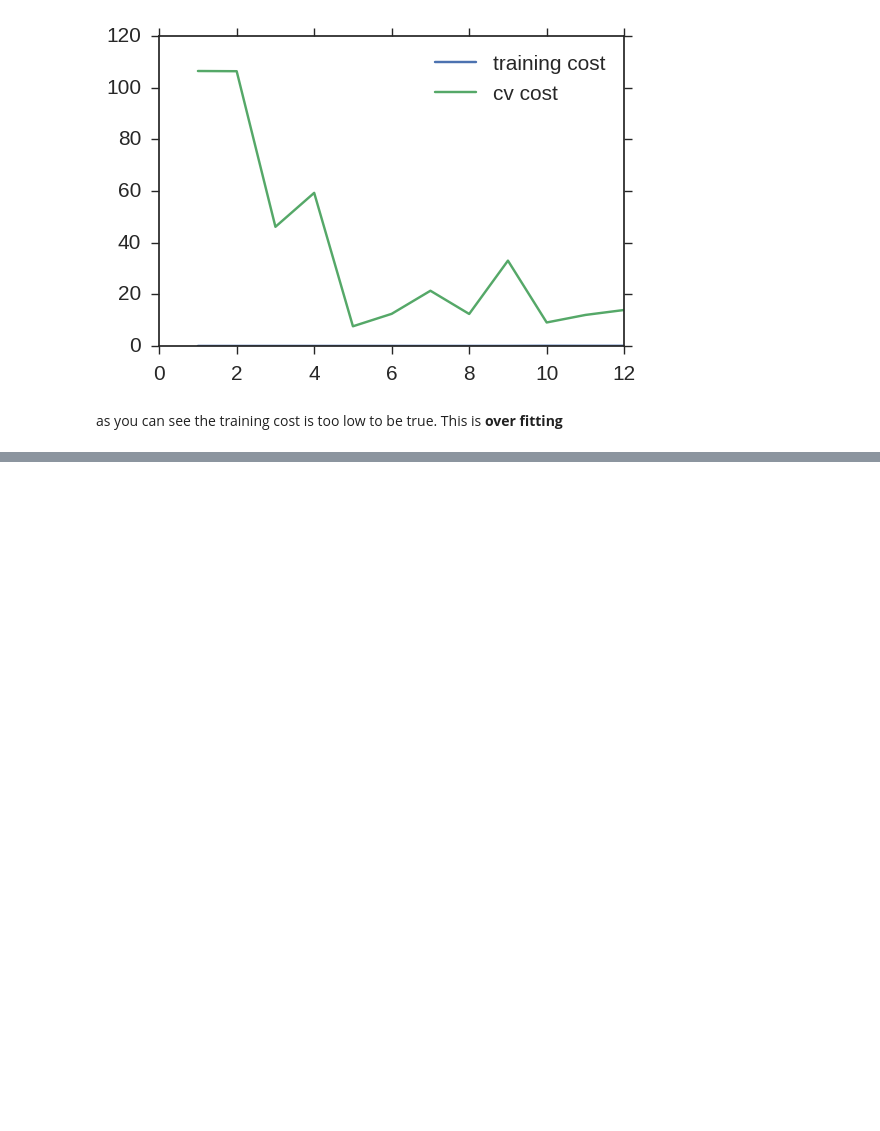
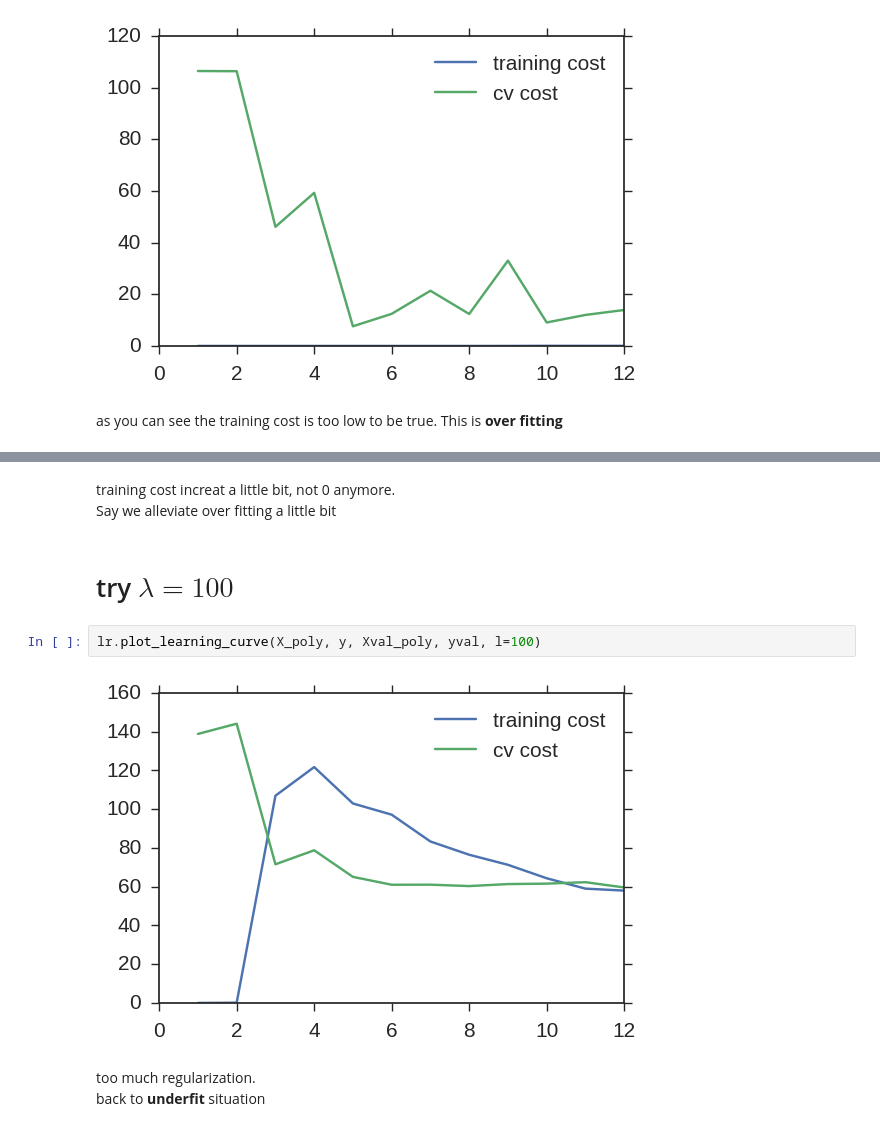
Before and after one commit to lukaemon/Coursera-ML-AndrewNg, a Jupyter notebook: machine-learning-ex5/4- polynomial regression.ipynb, the cells around one changed output, grey strips where cells are left out. Saved outputs shown, nothing was run; the diff lists cells and outputs as text; blank space fills up the shorter version.

```diff
--- a/machine-learning-ex5/4- polynomial regression.ipynb
+++ b/machine-learning-ex5/4- polynomial regression.ipynb
@@ -62,0 +69,12 @@ as you can see the training cost is too low to be true. This is **over fitting**
+# %% [markdown]
+training cost increat a little bit, not 0 anymore.
+Say we alleviate over fitting a little bit
+# %% [markdown]
+# try $\lambda=100$
+# %%
+lr.plot_learning_curve(X_poly, y, Xval_poly, yval, l=100)
+# %% [output]
+[figure, added]
+# %% [markdown]
+too much regularization.
+back to **underfit** situation
```
Also changed, not shown: parts of 2 cells of this notebook.
